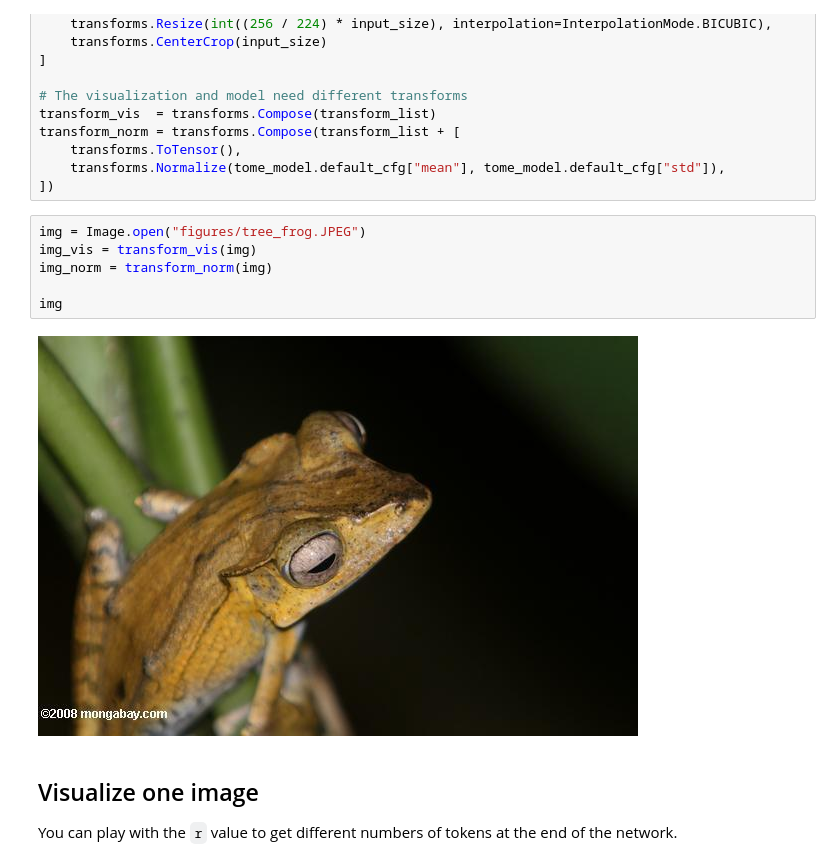
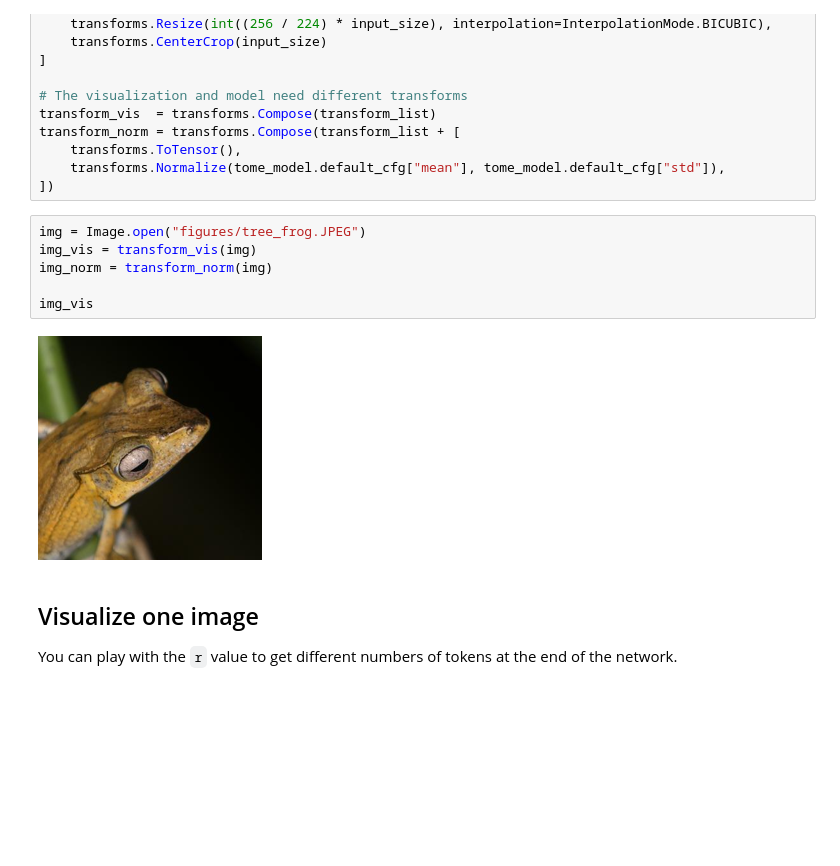
Before and after one commit to hchautran/PiToMe, a Jupyter notebook: ic/visualization.ipynb, the cells around one changed output. Cells and saved outputs as stored; diff of their text form; blank space fills up the shorter version.

```diff
--- a/ic/visualization.ipynb
+++ b/ic/visualization.ipynb
@@ -39,11 +39,11 @@ transform_norm = transforms.Compose(transform_list + [
 # %%
 img = Image.open("figures/tree_frog.JPEG")
 img_vis = transform_vis(img)
 img_norm = transform_norm(img)
 
-img
+img_vis
 # %% [output]
-[figure, old version]
+[figure, new version]
 # %% [markdown]
 ## Visualize one image
 You can play with the `r` value to get different numbers of tokens at the end of the network.
```
Also changed, not shown: parts of 2 cells of this notebook, 11 other files.
